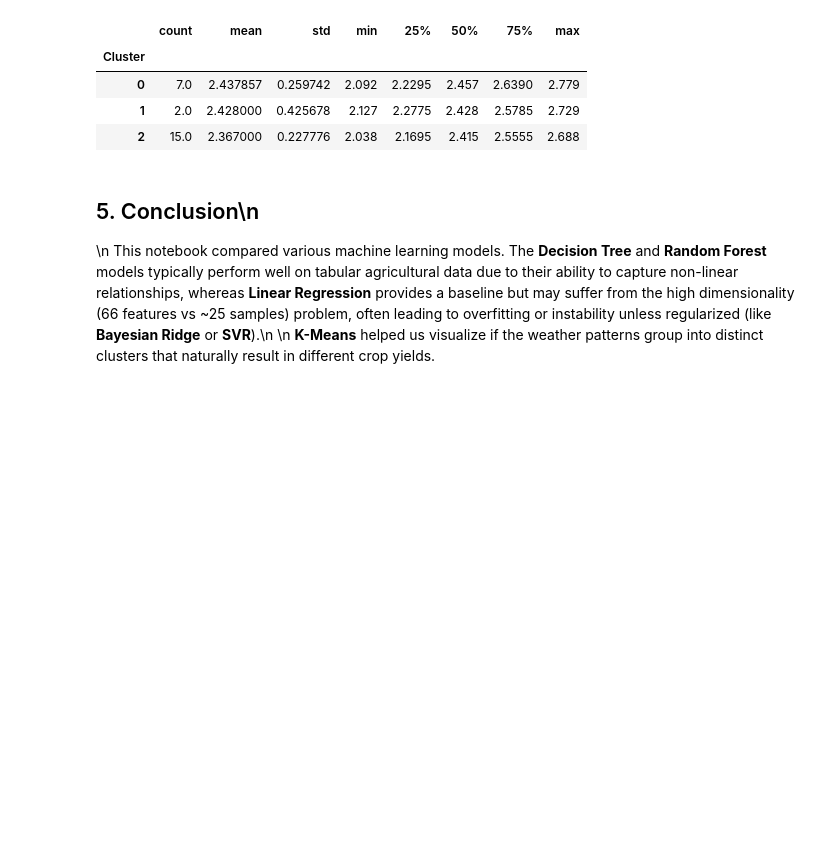
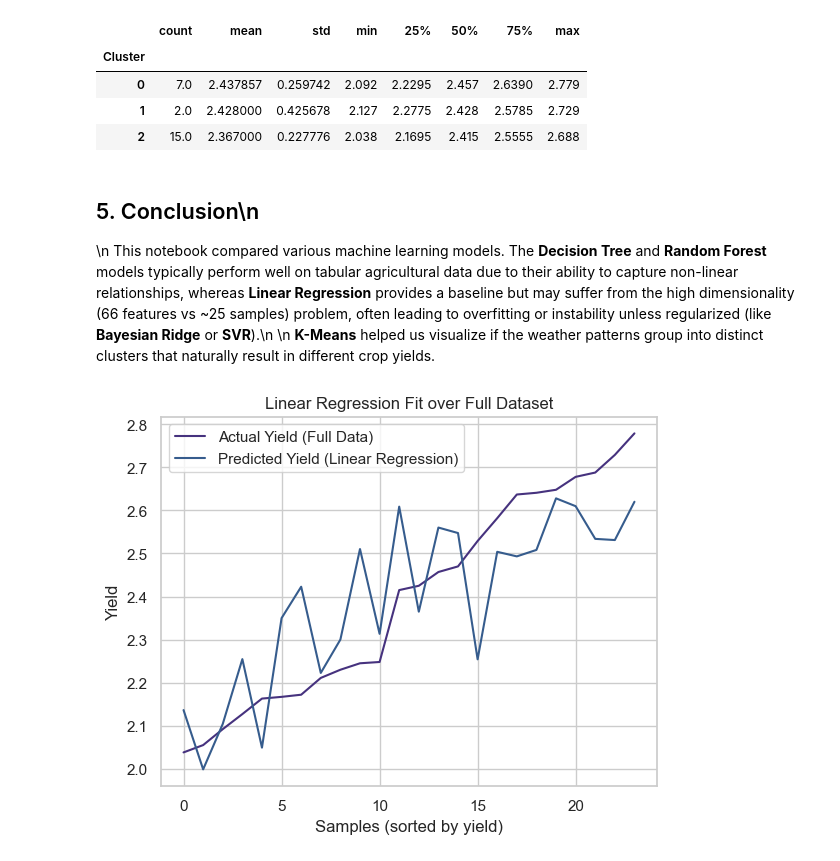
Before and after one commit to raikat105/agriculture_research, a Jupyter notebook: comparisons/comparative_analysis_bankura_2.ipynb, the cells around one changed output. Drawn from its saved outputs; the diff is of its cells as text; code cells hidden in the pictures; blank space fills up the shorter version.

```diff
--- a/comparisons/comparative_analysis_bankura_2.ipynb
+++ b/comparisons/comparative_analysis_bankura_2.ipynb
@@ -226,3 +321,35 @@ Cluster Statistics:
 This notebook compared various machine learning models. The **Decision Tree** and **Random Forest** models typically perform well on tabular agricultural data due to their ability to capture non-linear relationships, whereas **Linear Regression** provides a baseline but may suffer from the high dimensionality (66 features vs ~25 samples) problem, often leading to overfitting or instability unless regularized (like **Bayesian Ridge** or **SVR**).\n
 \n
 **K-Means** helped us visualize if the weather patterns group into distinct clusters that naturally result in different crop yields.
+# %%
+import numpy as np
+import matplotlib.pyplot as plt
+from sklearn.linear_model import LinearRegression
+
+# Combine train and test sets
+X_full = np.concatenate([X_train, X_test], axis=0)
+y_full = np.concatenate([y_train.values, y_test.values], axis=0)
+
+# Train Linear Regression on full data
+lr = LinearRegression()
+lr.fit(X_full, y_full)
+
+# Predict on full data
+y_pred_full = lr.predict(X_full)
+
+# Sort for smooth line visualization
+sorted_idx = np.argsort(y_full)
+y_full_sorted = y_full[sorted_idx]
+y_pred_sorted = y_pred_full[sorted_idx]
+
+# Plot
+plt.figure()
+plt.plot(y_full_sorted, label='Actual Yield (Full Data)')
+plt.plot(y_pred_sorted, label='Predicted Yield (Linear Regression)')
+plt.xlabel('Samples (sorted by yield)')
+plt.ylabel('Yield')
+plt.title('Linear Regression Fit over Full Dataset')
+plt.legend()
+plt.show()
+# %% [output]
+[figure, added]
```
Also changed, not shown: parts of 3 cells of this notebook, 1 other file.
